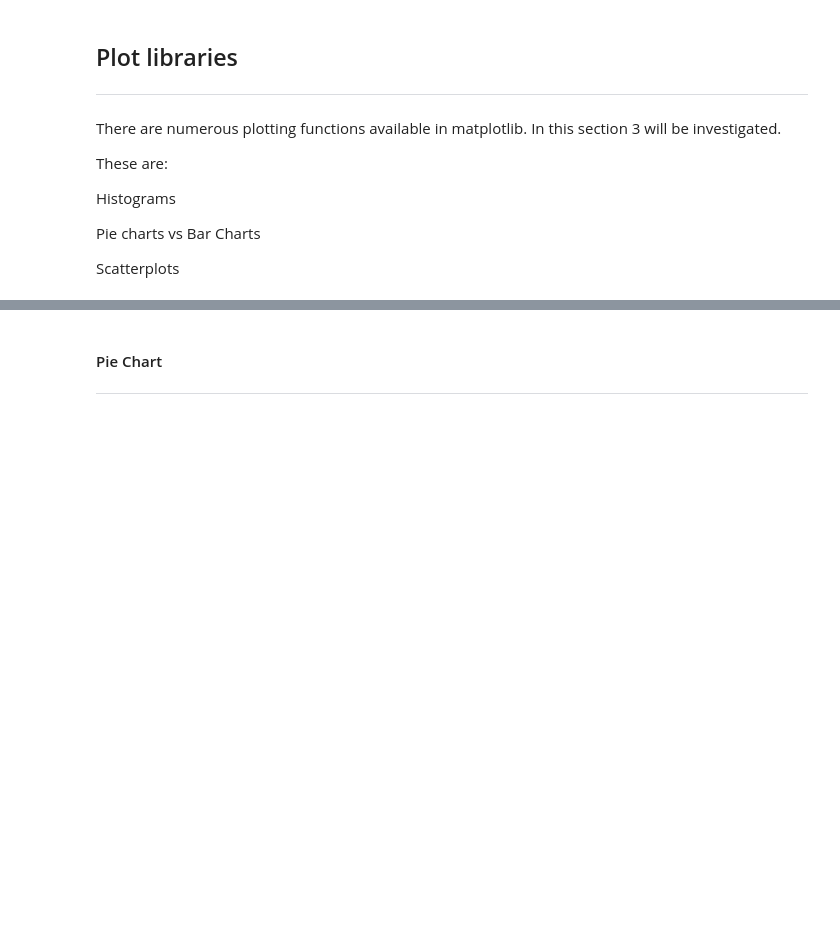
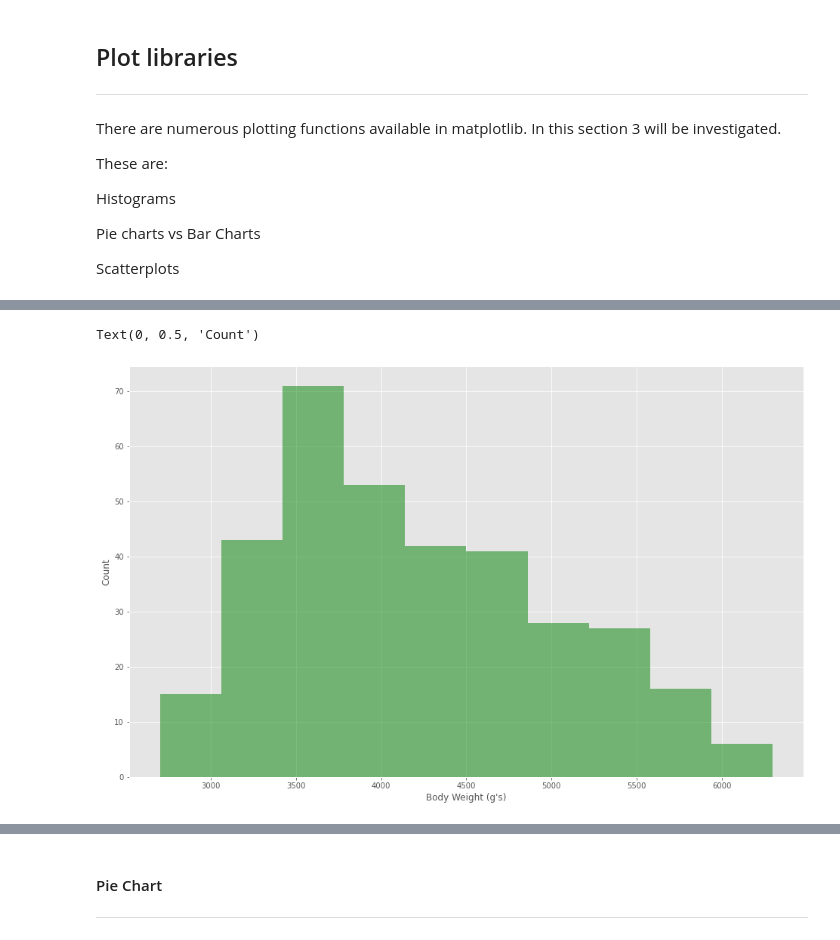
Before and after one commit to kaob1991/fundamentals-DA-assessment, a Jupyter notebook: pyplot.ipynb, the cells around one changed output, grey strips where cells are left out. Cells and saved outputs as stored; diff of their text form; code cells hidden in the pictures; blank space fills up the shorter version.

Commit message:
added hist code and spell check

```diff
--- a/pyplot.ipynb
+++ b/pyplot.ipynb
@@ -225,3 +232,13 @@ df
+# %%
+#Creating a plot of body mass of the birds in the dataset
+x = penguins["Body Mass (g)"]
+
+plt.hist(x,color = "g", alpha = .50)
+plt.xlabel ("Body Weight (g's)")
+plt.ylabel ("Count")
+# %% [output]
+Text(0, 0.5, 'Count')
+[figure, added]
 # %% [markdown]
 ### Pie Charts vs Bar Charts
 ***
```
Also changed, not shown: parts of 18 cells of this notebook.
